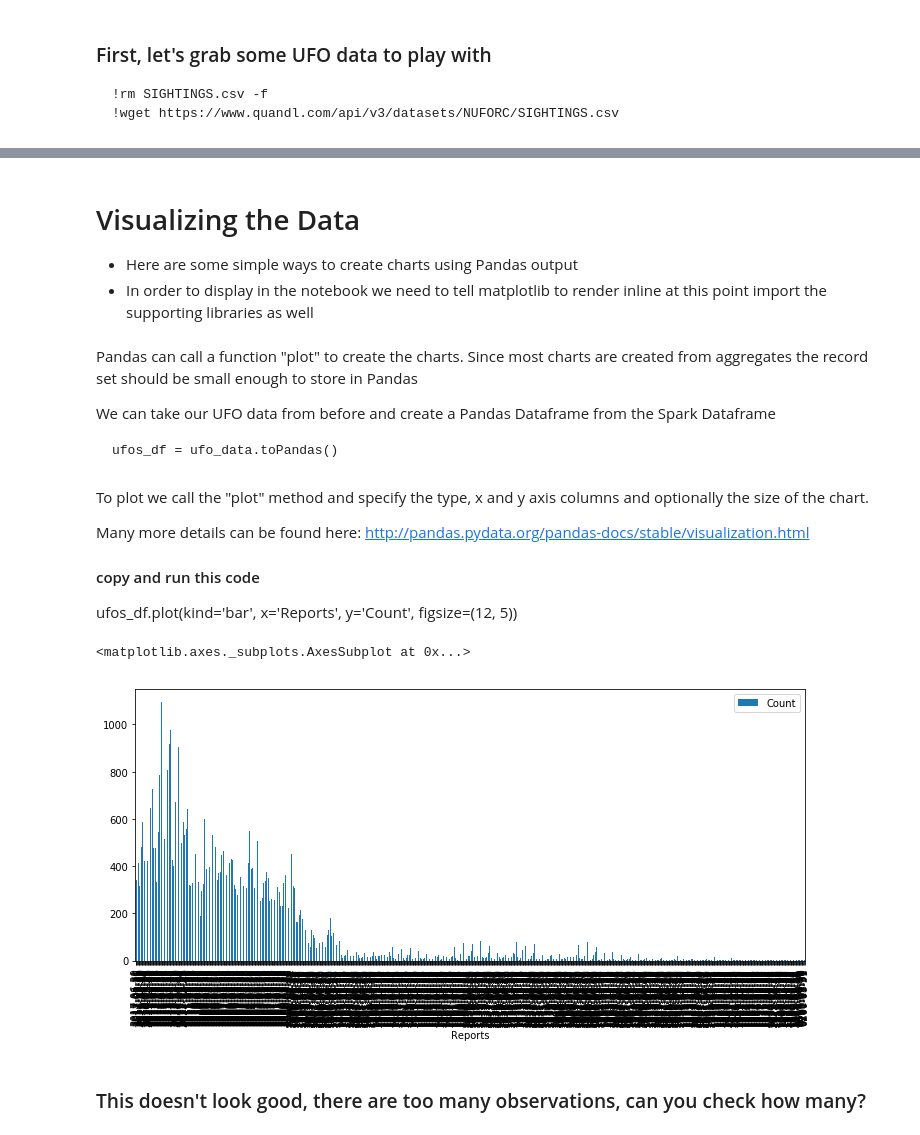
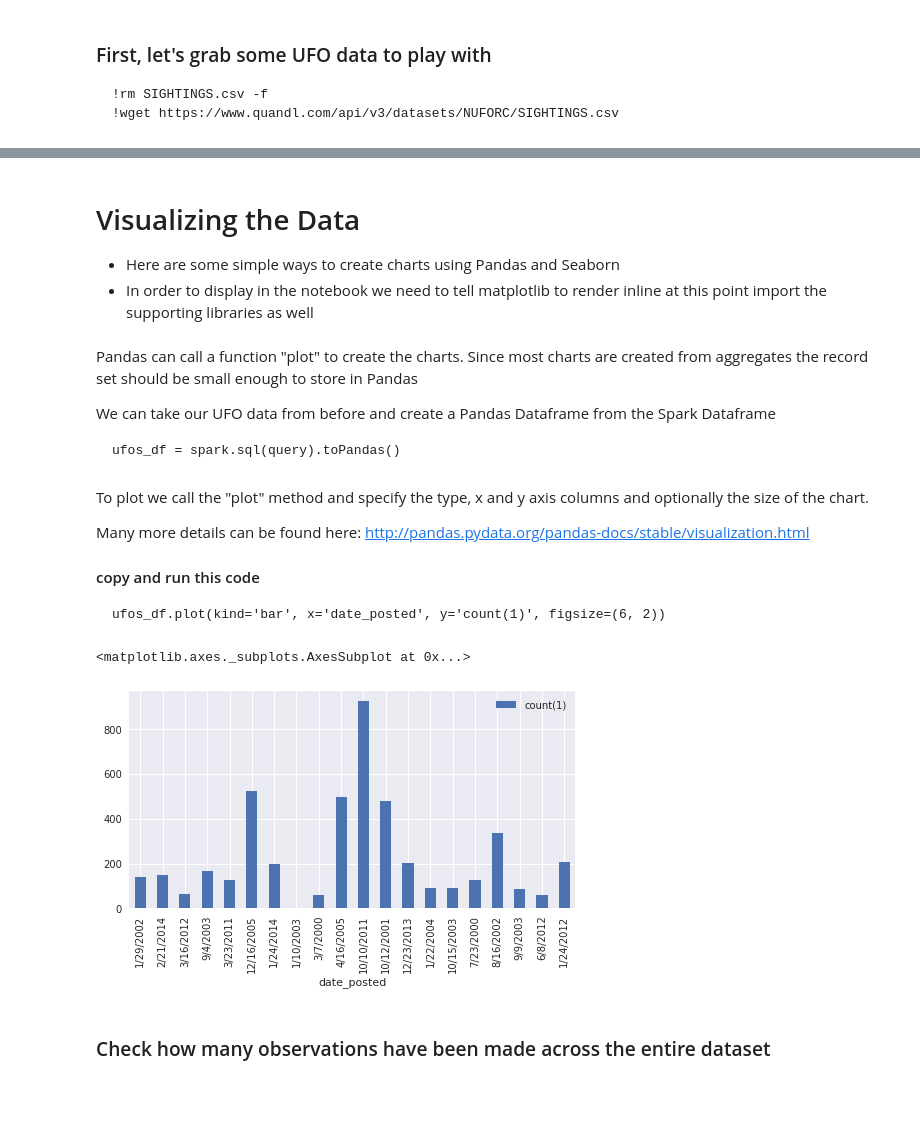
Before and after one commit to yaravind/dsx-spark, a Jupyter notebook: Lab 2: Spark SQL - Instructor.ipynb, the cells around one changed output, grey strips where cells are left out. Cells and saved outputs as stored; diff of their text form; code cells hidden in the pictures; blank space fills up the shorter version.

Commit message:
Lab2 changes with Seaborn
Updated Lab to fix viz

```diff
--- a/Lab 2: Spark SQL - Instructor.ipynb
+++ b/Lab 2: Spark SQL - Instructor.ipynb
@@ -428,6 +338,6 @@ ufo_data.registerTempTable('ufo_data')
 # %% [markdown]
 # Visualizing the Data
-- Here are some simple ways to create charts using Pandas output
+- Here are some simple ways to create charts using Pandas and Seaborn
 - In order to display in the notebook we need to tell matplotlib to render inline
 at this point import the supporting libraries as well
 # %%
@@ -441,9 +351,9 @@ set should be small enough to store in Pandas
 We can take our UFO data from before and create a
 Pandas Dataframe from the Spark Dataframe
 
-    ufos_df = ufo_data.toPandas()
+    ufos_df = spark.sql(query).toPandas()
 # %%
-ufos_df = ufo_data.toPandas()
+ufos_df = spark.sql(query).toPandas()
 # %% [markdown]
 To plot we call the "plot" method and specify the type, x and y axis columns
 and optionally the size of the chart.
@@ -453,14 +363,14 @@ http://pandas.pydata.org/pandas-docs/stable/visualization.html
 
 
 #### copy and run this code
-ufos_df.plot(kind='bar', x='Reports', y='Count', figsize=(12, 5))
+    ufos_df.plot(kind='bar', x='date_posted', y='count(1)', figsize=(6, 2))
 # %%
-ufos_df.plot(kind='bar', x='Reports', y='Count', figsize=(12, 5))
+ufos_df.plot(kind='bar', x='date_posted', y='count(1)', figsize=(8, 4))
 # %% [output]
 <matplotlib.axes._subplots.AxesSubplot at 0x...>
-[figure, old version]
+[figure, new version]
-# %% [markdown]
-### This doesn't look good, there are too many observations, can you check how many?
+# %% [markdown]
+### Check how many observations have been made across the entire dataset
 # %%
 spark.sql("select count(*) from ufo_data").toPandas()
 # %% [output]
```
Also changed, not shown: parts of 43 cells of this notebook.
